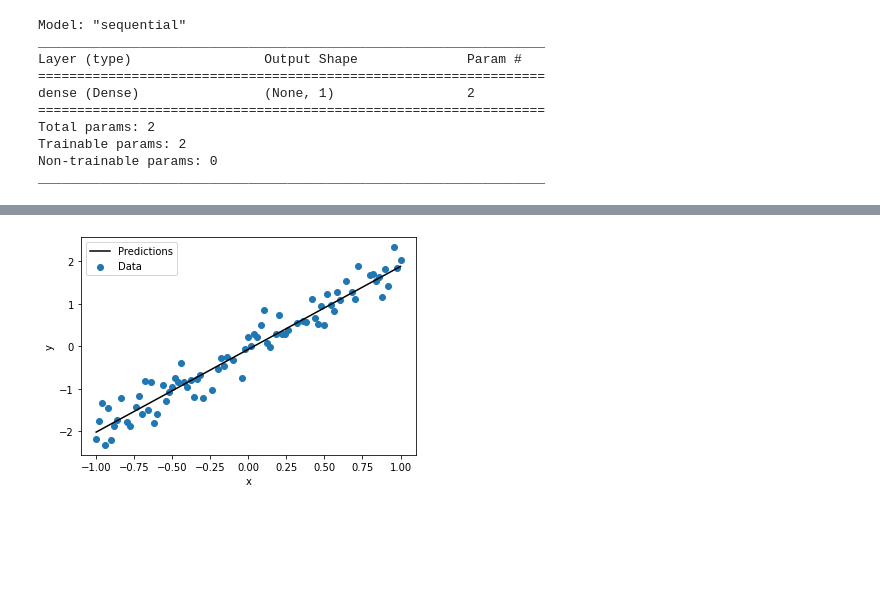
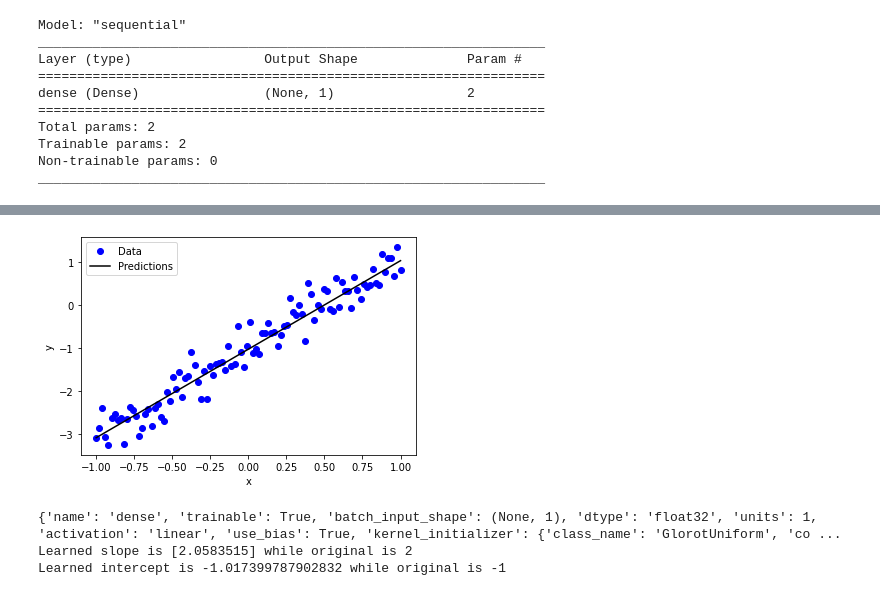
Before and after one commit to BojanKomazec/tensorflow-demo-notebooks, a Jupyter notebook: Simple_linear_regression_with_single_neuron.ipynb, the cells around one changed output, grey strips where cells are left out. Saved outputs shown, nothing was run; the diff lists cells and outputs as text; code cells hidden in the pictures; blank space fills up the shorter version.

```diff
--- a/Simple_linear_regression_with_single_neuron.ipynb
+++ b/Simple_linear_regression_with_single_neuron.ipynb
@@ -81,7 +100,16 @@ array([[-0.78007853],
 # %%
+#
+# Compile the model
+#
+# This sets:
+# - loss function e.g. Mean Absolute Error or Mean Squared Error
+# - optimization algorithm e.g. Adam or Stochastic Gradient Descent and its
+#.  arguments e.g. learning rate for Gradient Descent
+#
+
 learning_rate = 0.1
-# optimizer=tf.optimizers.Adam(learning_rate=learning_rate)
-optimizer=tf.optimizers.SGD(learning_rate=learning_rate)
+optimizer=tf.optimizers.Adam(learning_rate=learning_rate)
+# optimizer=tf.optimizers.SGD(learning_rate=learning_rate)
 
 model.compile(
     optimizer=optimizer,
@@ -89,7 +117,7 @@ model.compile(
 # %%
 %%time
 history = model.fit(
-    train_features['x'], train_labels,
+    dataset_train['x'], dataset_train['y'],
     epochs=100,
     # suppress logging
     verbose=0,
@@ -128,11 +129,26 @@ y = model.predict(x)
-# %%
-def plot_fn(x, y):
-  plt.scatter(train_features['x'], train_labels, label='Data')
-  plt.plot(x, y, color='k', label='Predictions')
-  plt.xlabel('x')
-  plt.ylabel('y')
-  plt.legend()
-# %%
-plot_fn(x,y)
-# %% [output]
-[figure, removed]
+# %%
+#
+# Plot the final function approximation
+#
+
+y = model.predict(dataset_x)
+plot_fn(dataset_x, dataset_y, dataset_x, y)
+# %% [output]
+[figure, added]
+# %%
+#
+# Print the values of learned and original model parameters.
+#
+
+# Check out the weights' values of the trained model
+for layer in model.layers: print(layer.get_config(), layer.get_weights())
+
+first_layer_weights = model.layers[0].get_weights()[0]
+first_layer_biases  = model.layers[0].get_weights()[1]
+
+print(f'Learned slope is {first_layer_weights[0]} while original is {SLOPE}')
+print(f'Learned intercept is {first_layer_biases[0]} while original is {INTERCEPT}')
+# %% [output]
+{'name': 'dense', 'trainable': True, 'batch_input_shape': (None, 1), 'dtype': 'float32', 'units': 1, 'activation': 'linear', 'use_bias': True, 'kernel_initializer': {'class_name': 'GlorotUniform', 'co ...
+Learned slope is [2.0583515] while original is 2
+Learned intercept is -1.017399787902832 while original is -1
```
Also changed, not shown: parts of 16 cells of this notebook.
